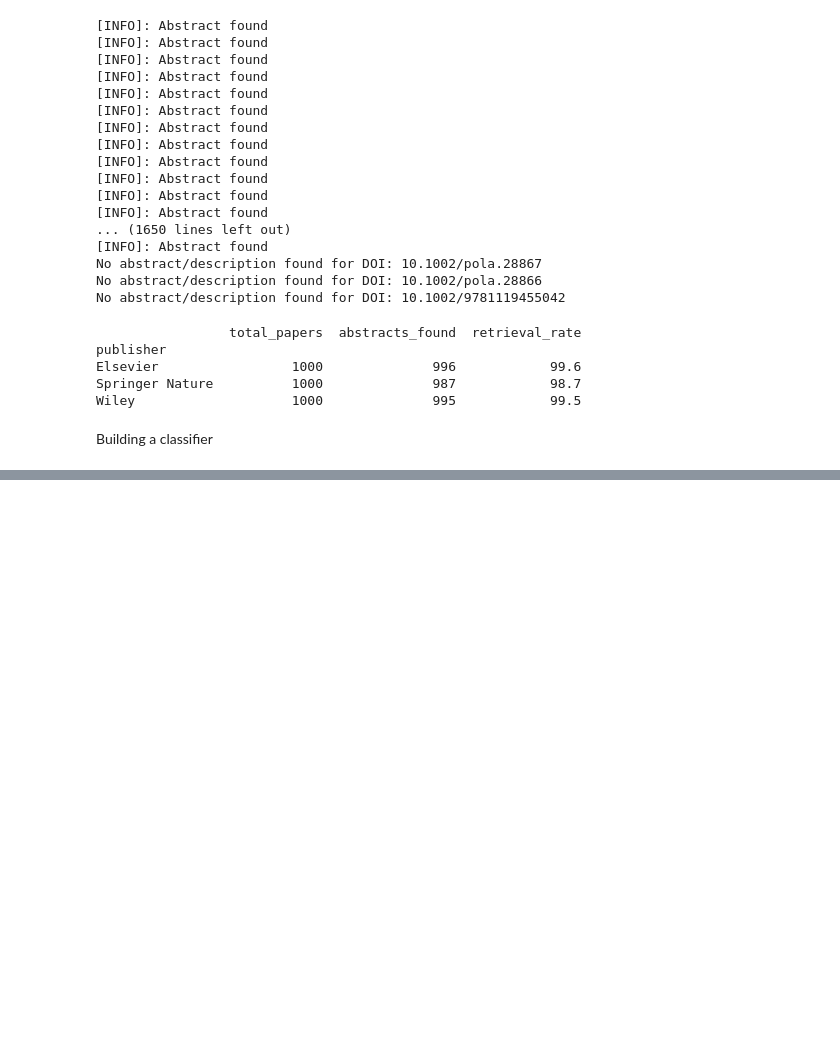
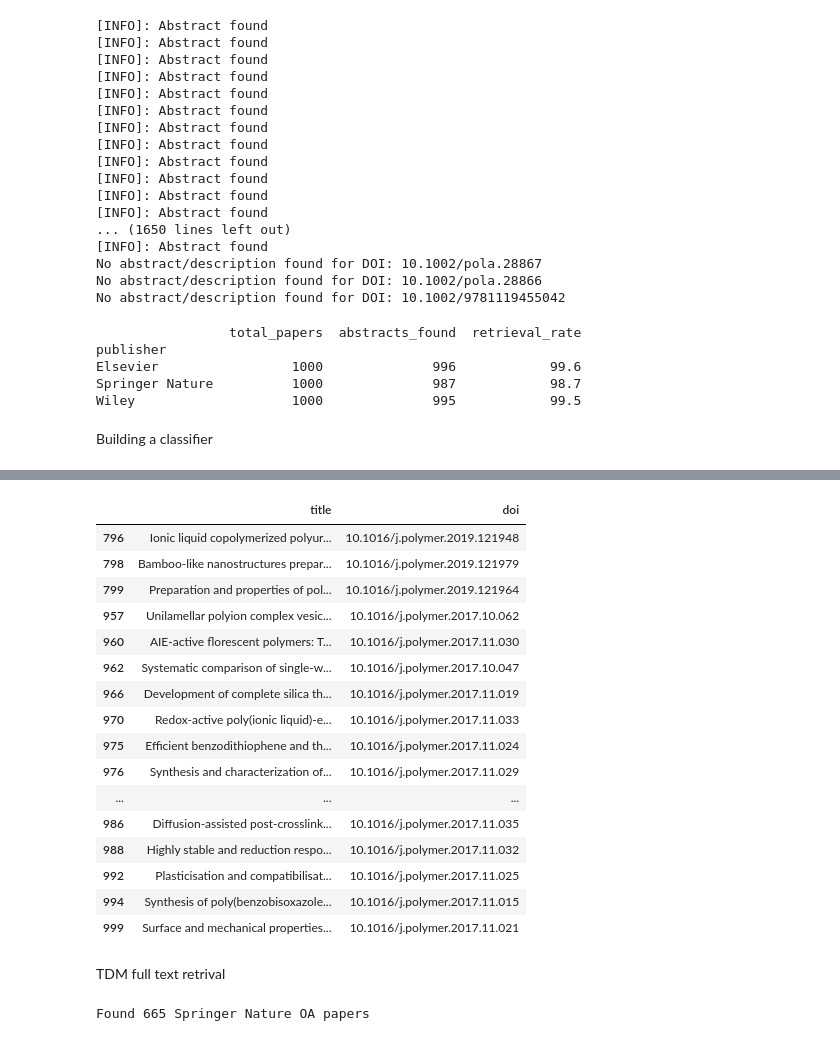
Before and after one commit to kevingeo11/synth_extract, a Jupyter notebook: notebooks/mine_papers.ipynb, the cells around one changed output, grey strips where cells are left out. Saved outputs shown, nothing was run; the diff lists cells and outputs as text; code cells hidden in the pictures; blank space fills up the shorter version.

```diff
--- a/notebooks/mine_papers.ipynb
+++ b/notebooks/mine_papers.ipynb
@@ -560,0 +1001,40 @@ Building a classifier
+# %%
+journal_name = "Polymer"
+
+journal_papers = synthesis_df[
+    synthesis_df["journal"].str.lower() == journal_name.lower()
+][
+    [
+        "title",
+        "doi",
+    ]
+].copy()
+
+journal_papers
+display(
+    journal_papers.style.set_properties(
+        subset=["title"],
+        **{
+            "white-space": "pre-wrap",
+            "max-width": "1000px",
+        }
+    )
+)
+# %% [output]
+|  | title | doi |
+| 796 | Ionic liquid copolymerized polyur... | 10.1016/j.polymer.2019.121948 |
+| 798 | Bamboo-like nanostructures prepar... | 10.1016/j.polymer.2019.121979 |
+| 799 | Preparation and properties of pol... | 10.1016/j.polymer.2019.121964 |
+| 957 | Unilamellar polyion complex vesic... | 10.1016/j.polymer.2017.10.062 |
+| 960 | AIE-active florescent polymers: T... | 10.1016/j.polymer.2017.11.030 |
+| 962 | Systematic comparison of single-w... | 10.1016/j.polymer.2017.10.047 |
+| 966 | Development of complete silica th... | 10.1016/j.polymer.2017.11.019 |
+| 970 | Redox-active poly(ionic liquid)-e... | 10.1016/j.polymer.2017.11.033 |
+| 975 | Efficient benzodithiophene and th... | 10.1016/j.polymer.2017.11.024 |
+| 976 | Synthesis and characterization of... | 10.1016/j.polymer.2017.11.029 |
+| ... | ... | ... |
+| 986 | Diffusion-assisted post-crosslink... | 10.1016/j.polymer.2017.11.035 |
+| 988 | Highly stable and reduction respo... | 10.1016/j.polymer.2017.11.032 |
+| 992 | Plasticisation and compatibilisat... | 10.1016/j.polymer.2017.11.025 |
+| 994 | Synthesis of poly(benzobisoxazole... | 10.1016/j.polymer.2017.11.015 |
+| 999 | Surface and mechanical properties... | 10.1016/j.polymer.2017.11.021 |
@@ -560,0 +1045,2 @@ Building a classifier
+# %% [markdown]
+TDM full text retrival
@@ -560,0 +1051,18 @@ Building a classifier
+# %%
+springer_df = df[
+    (df["publisher"] == "Springer Nature")
+    & (
+        (df["open_access_flag"] == True)
+        | (df["open_access_flag"].astype(str).str.lower() == "true")
+        | (df["open_access"].astype(str) == "1")
+    )
+].copy()
+
+springer_df["springer_subjects"] = None
+springer_df["springer_keywords"] = None
+
+print(
+    f"Found {len(springer_df)} Springer Nature OA papers"
+)
+# %% [output]
+Found 665 Springer Nature OA papers
```
Also changed, not shown: parts of 27 cells of this notebook, 1 other file.
